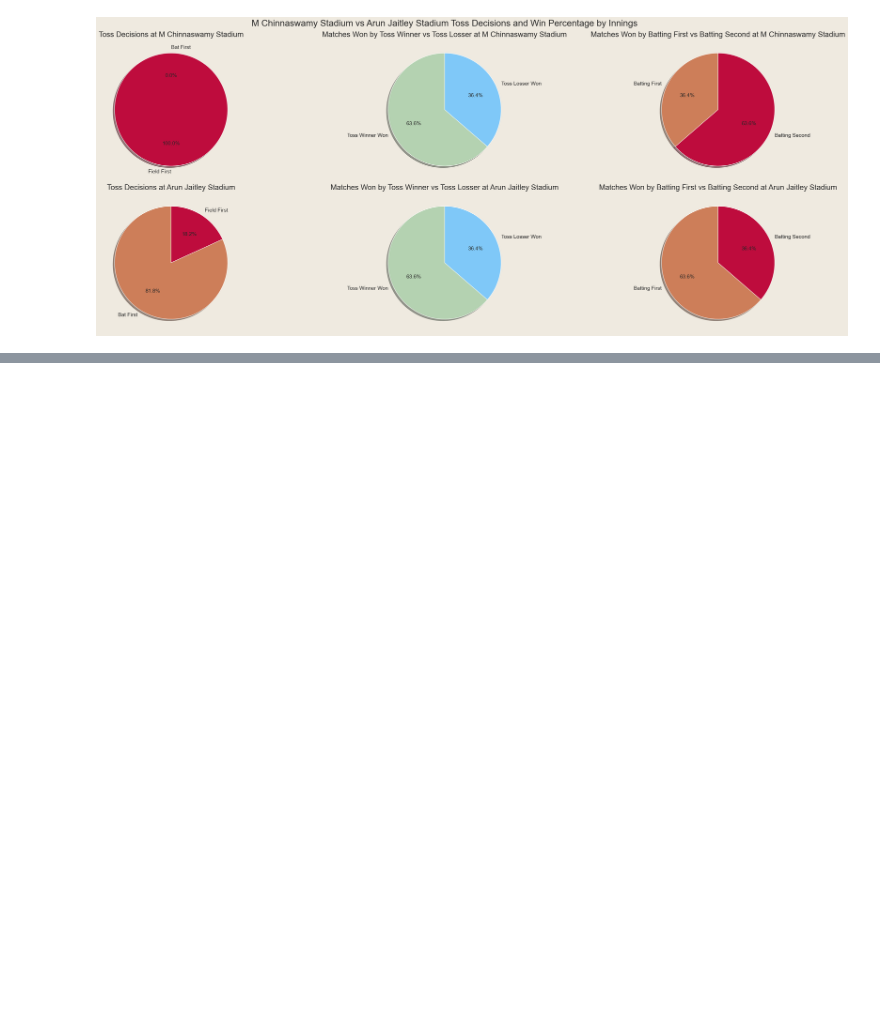
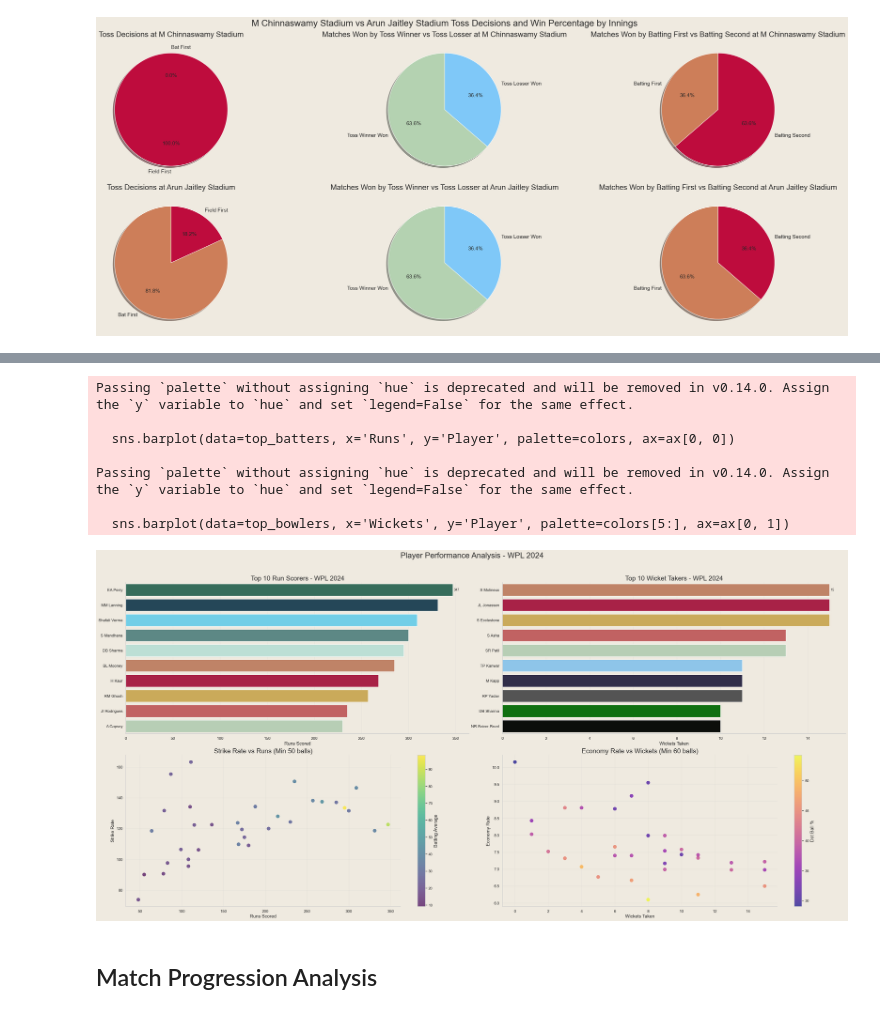
Before and after one commit to desaturne/wpl-2024-analysis, a Jupyter notebook: wpl-analysis.ipynb, the cells around one changed output, grey strips where cells are left out. Drawn from its saved outputs; the diff is of its cells as text; code cells hidden in the pictures; blank space fills up the shorter version.

```diff
--- a/wpl-analysis.ipynb
+++ b/wpl-analysis.ipynb
@@ -492,0 +864,57 @@ plt.show()
+# %%
+# Visualizations for Top Players
+fig, ax = plt.subplots(2, 2, figsize=(32, 16))
+
+# Top 10 Run Scorers
+top_batters = batting_df.head(10)
+sns.barplot(data=top_batters, x='Runs', y='Player', palette=colors, ax=ax[0, 0])
+ax[0, 0].set_title('Top 10 Run Scorers - WPL 2024', fontsize=20)
+ax[0, 0].set_xlabel('Runs Scored', fontsize=14)
+ax[0, 0].set_ylabel(None)
+ax[0, 0].tick_params(axis='both', labelsize=12)
+ax[0, 0].bar_label(ax[0, 0].containers[0], fmt='%d', fontsize=10, padding=3)
+
+# Top 10 Wicket Takers
+top_bowlers = bowling_df.head(10)
+sns.barplot(data=top_bowlers, x='Wickets', y='Player', palette=colors[5:], ax=ax[0, 1])
+ax[0, 1].set_title('Top 10 Wicket Takers - WPL 2024', fontsize=20)
+ax[0, 1].set_xlabel('Wickets Taken', fontsize=14)
+ax[0, 1].set_ylabel(None)
+ax[0, 1].tick_params(axis='both', labelsize=12)
+ax[0, 1].bar_label(ax[0, 1].containers[0], fmt='%d', fontsize=10, padding=3)
+
+# Strike Rate vs Runs (Batters with min 50 balls)
+qualified_batters = batting_df[batting_df['Balls_Faced'] >= 50]
+scatter = ax[1, 0].scatter(qualified_batters['Runs'], qualified_batters['Strike_Rate'],
+                          c=qualified_batters['Average'], cmap='viridis', s=100, alpha=0.7)
+ax[1, 0].set_title('Strike Rate vs Runs (Min 50 balls)', fontsize=20)
+ax[1, 0].set_xlabel('Runs Scored', fontsize=14)
+ax[1, 0].set_ylabel('Strike Rate', fontsize=14)
+ax[1, 0].tick_params(axis='both', labelsize=12)
+plt.colorbar(scatter, ax=ax[1, 0], label='Batting Average')
+
+# Economy Rate vs Wickets (Bowlers with min 60 balls)
+qualified_bowlers = bowling_df[bowling_df['Balls_Bowled'] >= 60]
+scatter2 = ax[1, 1].scatter(qualified_bowlers['Wickets'], qualified_bowlers['Economy_Rate'],
+                           c=qualified_bowlers['Dot_Ball_Percentage'], cmap='plasma', s=100, alpha=0.7)
+ax[1, 1].set_title('Economy Rate vs Wickets (Min 60 balls)', fontsize=20)
+ax[1, 1].set_xlabel('Wickets Taken', fontsize=14)
+ax[1, 1].set_ylabel('Economy Rate', fontsize=14)
+ax[1, 1].tick_params(axis='both', labelsize=12)
+plt.colorbar(scatter2, ax=ax[1, 1], label='Dot Ball %')
+
+plt.suptitle('Player Performance Analysis - WPL 2024', fontsize=24)
+plt.tight_layout(pad=0.4, w_pad=0.5, h_pad=1.0)
+plt.subplots_adjust(top=0.90)
+plt.show()
+# %% [output]
+Passing `palette` without assigning `hue` is deprecated and will be removed in v0.14.0. Assign the `y` variable to `hue` and set `legend=False` for the same effect.
+
+  sns.barplot(data=top_batters, x='Runs', y='Player', palette=colors, ax=ax[0, 0])
+
+Passing `palette` without assigning `hue` is deprecated and will be removed in v0.14.0. Assign the `y` variable to `hue` and set `legend=False` for the same effect.
+
+  sns.barplot(data=top_bowlers, x='Wickets', y='Player', palette=colors[5:], ax=ax[0, 1])
+[figure, added]
+# %% [markdown]
+## Match Progression Analysis
```
Also changed, not shown: parts of 29 cells of this notebook, 2 other files.
